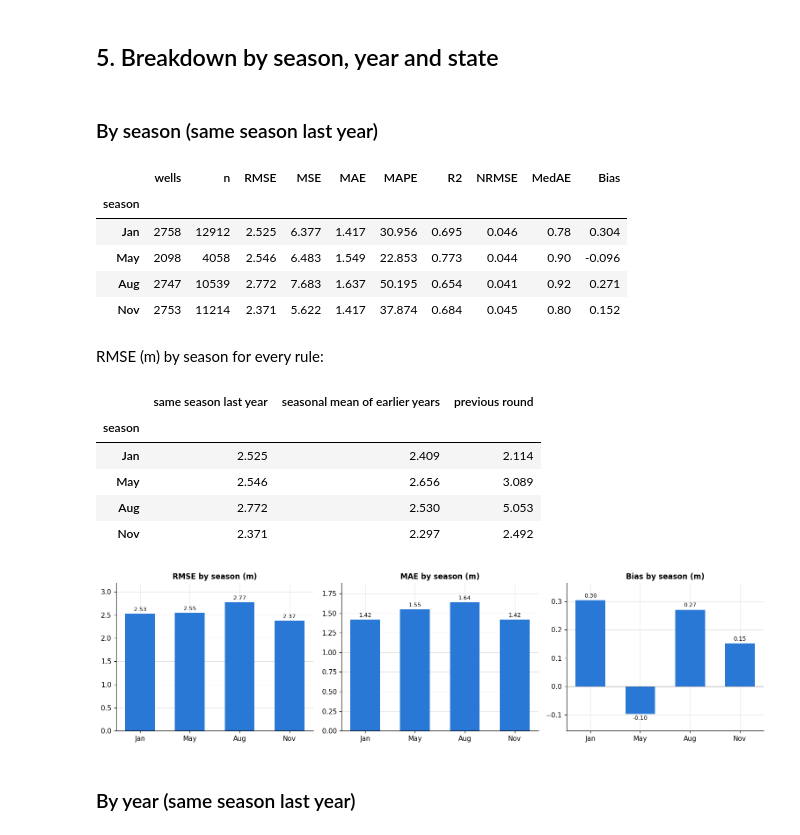
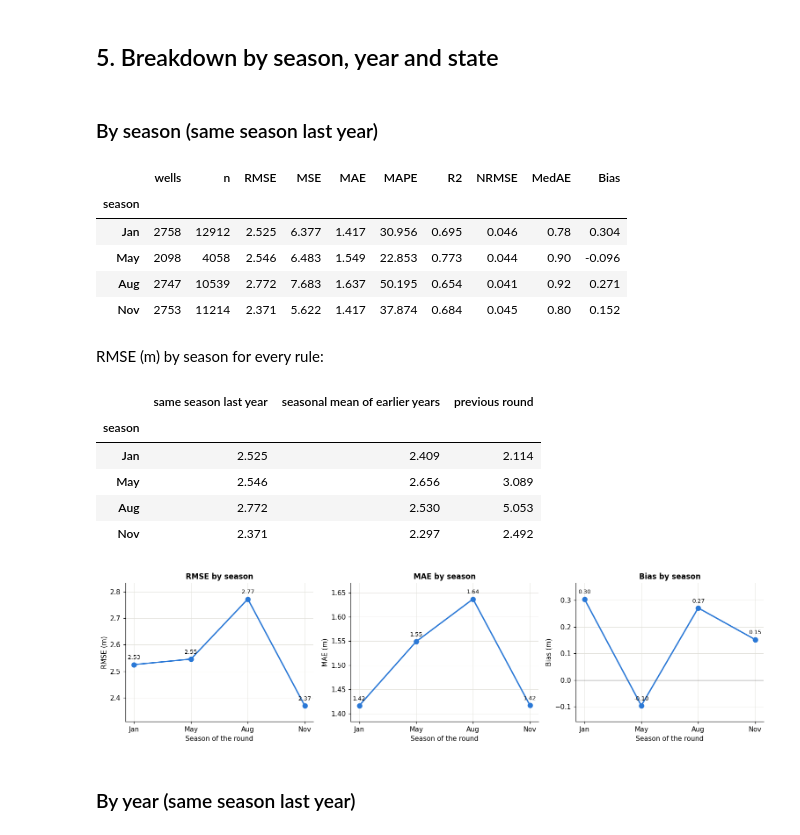
Before and after one commit to dhruvvvgg/bde-team7, a Jupyter notebook: notebooks/error_metrics_after.ipynb, the cells around one changed output. Saved outputs shown, nothing was run; the diff lists cells and outputs as text; code cells hidden in the pictures.

```diff
--- a/notebooks/error_metrics_after.ipynb
+++ b/notebooks/error_metrics_after.ipynb
@@ -149,7 +149,7 @@ ax.plot(cols, ds.values[i, cols], color="black", lw=2, marker="o", ms=4, label="
 for (rule, p), mk, ls in zip(preds.items(), ["s", "^", "v"], ["-", "--", ":"]):
     ax.plot(cols, p[i, cols], color=COLOR, lw=1.6, ls=ls, marker=mk, ms=4, label=rule)
 ax.set_xticks(cols[::2], [ROUND_LABELS[c] for c in cols[::2]], rotation=60)
-ax.set_ylabel("Depth to groundwater (m)")
+ax.set_ylabel("Depth to groundwater (m)"); ax.set_xlabel("Round (season-year)")
 ax.invert_yaxis()
 ax.set_title(f"Worked example, well {ds.well_ids[i]} (test period 2018–2022; deeper is lower)")
 ax.legend(ncol=4, loc="lower center", bbox_to_anchor=(0.5, -0.45))
@@ -184,10 +184,13 @@ Extra scores: NRMSE relative to the mean, sMAPE, and how many readings MAPE coul
 fig, axes = plt.subplots(2, 4, figsize=(15, 6.6))
 for ax, (m, unit) in zip(axes.ravel(), METRICS):
     vals = tbl[m].to_numpy()
-    bars = ax.bar(range(3), vals, color=COLOR, width=0.6)
-    ax.bar_label(bars, fmt="%.3g", fontsize=8, padding=2)
+    ax.plot(range(3), vals, color=COLOR, lw=1, alpha=0.5, marker="o", ms=9)
+    for xi, vi in zip(range(3), vals):
+        ax.annotate(f"{vi:.3g}", (xi, vi), textcoords="offset points", xytext=(0, 9), ha="center", fontsize=8)
     ax.set_xticks(range(3), [SHORT[r] for r in tbl.rule], fontsize=7.5)
-    ax.set_title(f"{m} ({unit})" if unit else m)
+    ax.set_xlim(-0.4, 2.4)
+    ax.set_xlabel("Forecasting rule"); ax.set_ylabel(f"{m} ({unit})" if unit else m)
+    ax.set_title(m)
     if m == "Bias":
         ax.axhline(0, color=INK2, lw=0.8)
     ax.margins(y=0.15)
@@ -228,35 +231,37 @@ plt.tight_layout(); plt.show()
 # %%
 bs = em.breakdown(ds, em.PRIMARY_RULE, "season")
 display(Markdown(f"### By season ({em.PRIMARY_RULE})"))
 display(bs[["season", "wells", "n", "RMSE", "MSE", "MAE", "MAPE", "R2", "NRMSE", "MedAE", "Bias"]].round(3).set_index("season"))
 piv = pd.DataFrame({r: em.breakdown(ds, r, "season").set_index("season")["RMSE"] for r in em.RULES})
 display(Markdown("RMSE (m) by season for every rule:"))
 display(piv.round(3))
 fig, ax = plt.subplots(1, 3, figsize=(14, 3.8))
 for a, m in zip(ax, ["RMSE", "MAE", "Bias"]):
-    b = a.bar(bs.season.astype(str), bs[m], color=COLOR, width=0.6)
-    a.bar_label(b, fmt="%.2f", fontsize=8.5, padding=2)
-    a.set_title(f"{m} by season (m)")
+    a.plot(bs.season.astype(str), bs[m], color=COLOR, lw=2, marker="o", ms=7)
+    for xi, vi in zip(range(4), bs[m]):
+        a.annotate(f"{vi:.2f}", (xi, vi), textcoords="offset points", xytext=(0, 8), ha="center", fontsize=8.5)
+    a.set_xlabel("Season of the round"); a.set_ylabel(f"{m} (m)")
+    a.set_title(f"{m} by season")
     if m == "Bias":
         a.axhline(0, color=INK2, lw=0.8)
     a.margins(y=0.15)
 plt.tight_layout(); plt.show()
 # %% [output]
 ### By season (same season last year)
 |  | wells | n | RMSE | MSE | MAE | MAPE | R2 | NRMSE | MedAE | Bias |
 | season |  |  |  |  |  |  |  |  |  |  |
 | Jan | 2758 | 12912 | 2.525 | 6.377 | 1.417 | 30.956 | 0.695 | 0.046 | 0.78 | 0.304 |
 | May | 2098 | 4058 | 2.546 | 6.483 | 1.549 | 22.853 | 0.773 | 0.044 | 0.90 | -0.096 |
 | Aug | 2747 | 10539 | 2.772 | 7.683 | 1.637 | 50.195 | 0.654 | 0.041 | 0.92 | 0.271 |
 | Nov | 2753 | 11214 | 2.371 | 5.622 | 1.417 | 37.874 | 0.684 | 0.045 | 0.80 | 0.152 |
 RMSE (m) by season for every rule:
 |  | same season last year | seasonal mean of earlier years | previous round |
 | season |  |  |  |
 | Jan | 2.525 | 2.409 | 2.114 |
 | May | 2.546 | 2.656 | 3.089 |
 | Aug | 2.772 | 2.530 | 5.053 |
 | Nov | 2.371 | 2.297 | 2.492 |
-[figure, old version]
+[figure, new version]
 # %%
 by = em.breakdown(ds, em.PRIMARY_RULE, "year")
 display(Markdown(f"### By year ({em.PRIMARY_RULE})"))
```
Also changed, not shown: parts of 7 cells of this notebook, 3 other files.
